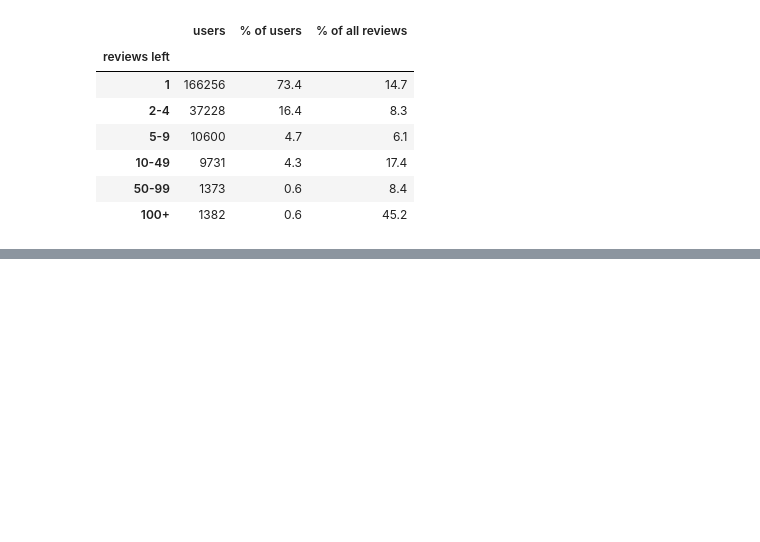
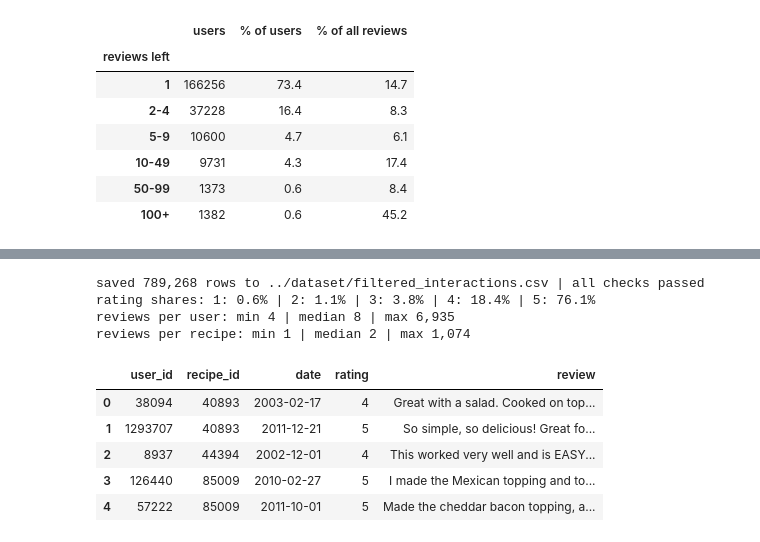
Before and after one commit to jut008/cse258-recipe-prediction-model, a Jupyter notebook: scratch/judy.ipynb, the cells around one changed output, grey strips where cells are left out. Drawn from its saved outputs; the diff is of its cells as text; code cells hidden in the pictures; blank space fills up the shorter version.

```diff
--- a/scratch/judy.ipynb
+++ b/scratch/judy.ipynb
@@ -106,0 +156,24 @@ users with 100+ reviews (last bar): 1,382 | 1,000+: 96
+# %%
+# sanity checks on the saved file
+chk = pd.read_csv(DATA_PATH + "filtered_interactions.csv")
+rec = recipes.set_index("id").loc[chk.recipe_id.unique()]
+assert (chk.rating > 0).all()
+assert rec.n_steps.between(MIN_STEPS, MAX_STEPS).all() and rec.n_ingredients.between(MIN_INGR, MAX_INGR).all()
+assert rec.minutes.between(MIN_MINUTES, MAX_MINUTES).all()
+assert chk.groupby("user_id").size().min() >= MIN_USER_REVIEWS
+print(f"saved {len(chk):,} rows to {DATA_PATH}filtered_interactions.csv | all checks passed")
+print("rating shares: " + " | ".join(f"{r}: {s:.1%}" for r, s in chk.rating.value_counts(normalize=True).sort_index().items()))
+print(f"reviews per user: min {chk.groupby('user_id').size().min()} | median {chk.groupby('user_id').size().median():.0f} | max {chk.groupby('user_id').size().max():,}")
+print(f"reviews per recipe: min {chk.groupby('recipe_id').size().min()} | median {chk.groupby('recipe_id').size().median():.0f} | max {chk.groupby('recipe_id').size().max():,}")
+chk.head()
+# %% [output]
+saved 789,268 rows to ../dataset/filtered_interactions.csv | all checks passed
+rating shares: 1: 0.6% | 2: 1.1% | 3: 3.8% | 4: 18.4% | 5: 76.1%
+reviews per user: min 4 | median 8 | max 6,935
+reviews per recipe: min 1 | median 2 | max 1,074
+|  | user_id | recipe_id | date | rating | review |
+| 0 | 38094 | 40893 | 2003-02-17 | 4 | Great with a salad. Cooked on top... |
+| 1 | 1293707 | 40893 | 2011-12-21 | 5 | So simple, so delicious! Great fo... |
+| 2 | 8937 | 44394 | 2002-12-01 | 4 | This worked very well and is EASY... |
+| 3 | 126440 | 85009 | 2010-02-27 | 5 | I made the Mexican topping and to... |
+| 4 | 57222 | 85009 | 2011-10-01 | 5 | Made the cheddar bacon topping, a... |
```
Also changed, not shown: parts of 6 cells of this notebook, 1 other file.
